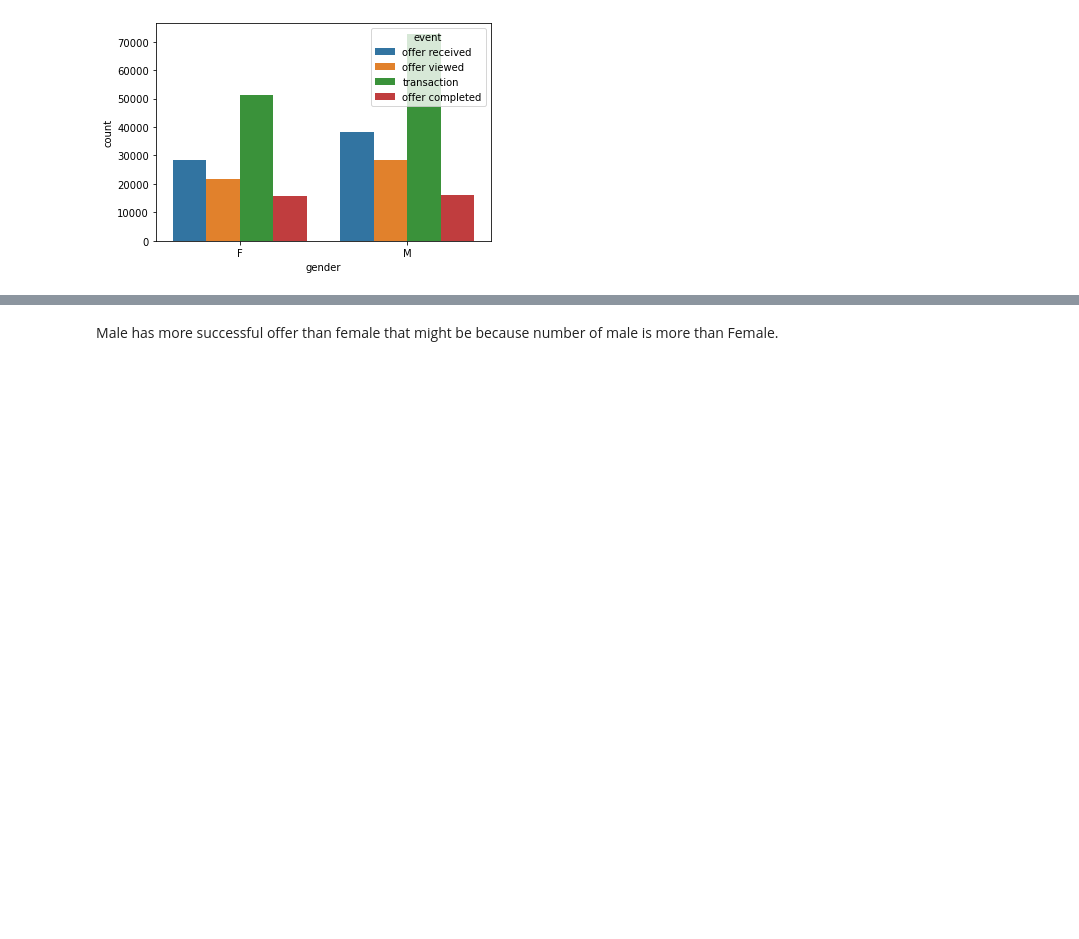
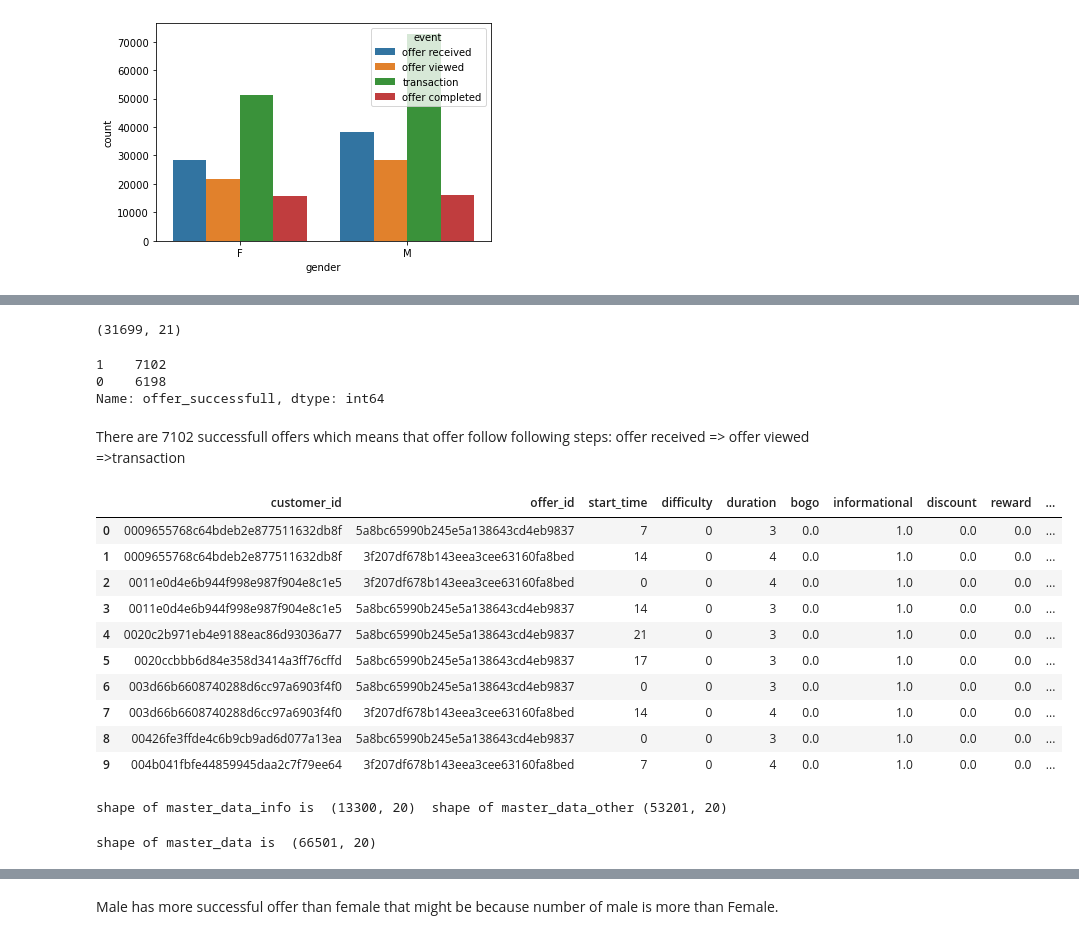
Before and after one commit to N-oti/DS-P4, a Jupyter notebook: Starbucks_Capstone_notebook.ipynb, the cells around one changed output, grey strips where cells are left out. Saved outputs shown, nothing was run; the diff lists cells and outputs as text; code cells hidden in the pictures; blank space fills up the shorter version.

```diff
--- a/Starbucks_Capstone_notebook.ipynb
+++ b/Starbucks_Capstone_notebook.ipynb
@@ -1001,0 +1207,4 @@ master_data=pd.read_csv('master_data.csv')
+# %%
+master_data_info.shape
+# %% [output]
+(31699, 21)
@@ -1001,0 +1270,28 @@ master_data=pd.read_csv('master_data.csv')
+# %%
+#Check informational offer offer_successfull
+customer_offers_info.offer_successfull.value_counts()
+# %% [output]
+1    7102
+0    6198
+Name: offer_successfull, dtype: int64
+# %% [markdown]
+There are 7102 successfull offers which means that offer follow following steps: offer received => offer viewed
+=>transaction
+# %%
+customer_offers_info.head(10)
+# %% [output]
+|  | customer_id | offer_id | start_time | difficulty | duration | bogo | informational | discount | reward | ... |
+| 0 | 0009655768c64bdeb2e877511632db8f | 5a8bc65990b245e5a138643cd4eb9837 | 7 | 0 | 3 | 0.0 | 1.0 | 0.0 | 0.0 | ... |
+| 1 | 0009655768c64bdeb2e877511632db8f | 3f207df678b143eea3cee63160fa8bed | 14 | 0 | 4 | 0.0 | 1.0 | 0.0 | 0.0 | ... |
+| 2 | 0011e0d4e6b944f998e987f904e8c1e5 | 3f207df678b143eea3cee63160fa8bed | 0 | 0 | 4 | 0.0 | 1.0 | 0.0 | 0.0 | ... |
+| 3 | 0011e0d4e6b944f998e987f904e8c1e5 | 5a8bc65990b245e5a138643cd4eb9837 | 14 | 0 | 3 | 0.0 | 1.0 | 0.0 | 0.0 | ... |
+| 4 | 0020c2b971eb4e9188eac86d93036a77 | 5a8bc65990b245e5a138643cd4eb9837 | 21 | 0 | 3 | 0.0 | 1.0 | 0.0 | 0.0 | ... |
+| 5 | 0020ccbbb6d84e358d3414a3ff76cffd | 5a8bc65990b245e5a138643cd4eb9837 | 17 | 0 | 3 | 0.0 | 1.0 | 0.0 | 0.0 | ... |
+| 6 | 003d66b6608740288d6cc97a6903f4f0 | 5a8bc65990b245e5a138643cd4eb9837 | 0 | 0 | 3 | 0.0 | 1.0 | 0.0 | 0.0 | ... |
+| 7 | 003d66b6608740288d6cc97a6903f4f0 | 3f207df678b143eea3cee63160fa8bed | 14 | 0 | 4 | 0.0 | 1.0 | 0.0 | 0.0 | ... |
+| 8 | 00426fe3ffde4c6b9cb9ad6d077a13ea | 5a8bc65990b245e5a138643cd4eb9837 | 0 | 0 | 3 | 0.0 | 1.0 | 0.0 | 0.0 | ... |
+| 9 | 004b041fbfe44859945daa2c7f79ee64 | 3f207df678b143eea3cee63160fa8bed | 7 | 0 | 4 | 0.0 | 1.0 | 0.0 | 0.0 | ... |
+# %%
+print('shape of master_data_info is ',customer_offers_info.shape, ' shape of master_data_other',customer_offers_other.shape)
+# %% [output]
+shape of master_data_info is  (13300, 20)  shape of master_data_other (53201, 20)
@@ -1002,3 +1301,7 @@ master_data=pd.read_csv('master_data.csv')
+# %%
+print('shape of master_data is ',master_data.shape)
+# %% [output]
+shape of master_data is  (66501, 20)
 # %%
 master_data.info()
 # %% [output]
```
Also changed, not shown: parts of 120 cells of this notebook.
